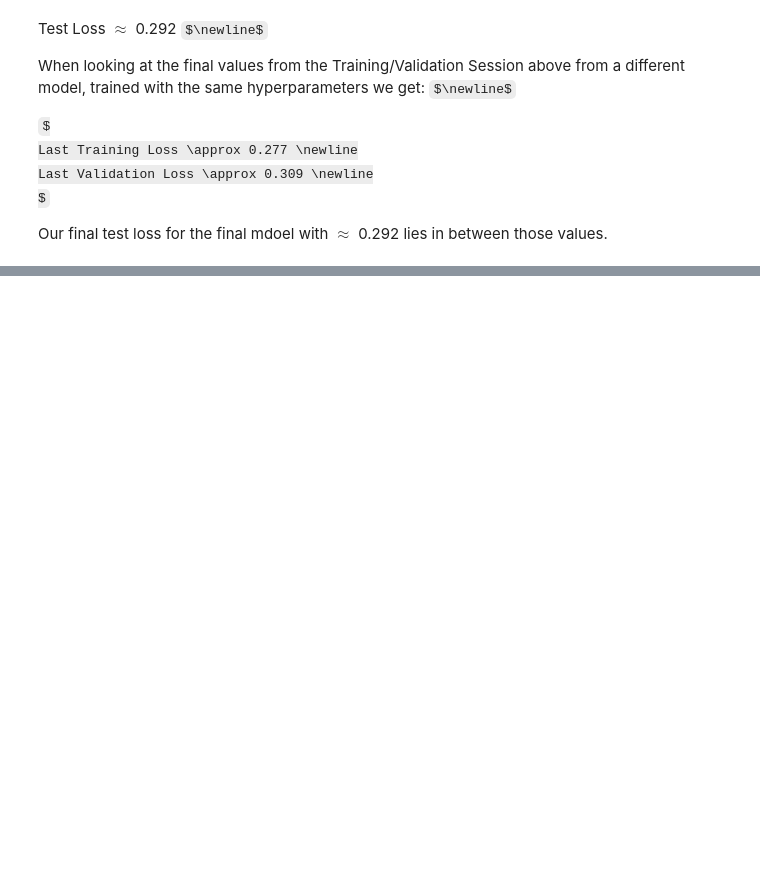
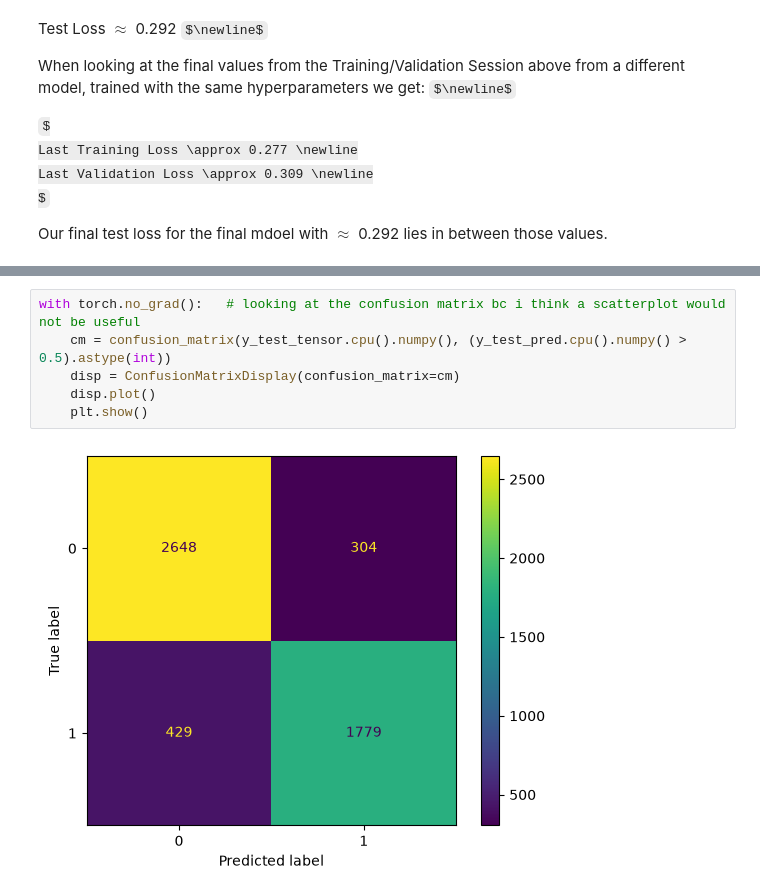
Before and after one commit to OverAmpJinx/NeuralPlayground, a Jupyter notebook: DL-Assignments/assigmnent1.ipynb, the cells around one changed output, grey strips where cells are left out. Drawn from its saved outputs; the diff is of its cells as text; some formulas as TeX source; blank space fills up the shorter version.

Commit message:
I think code's done so far

```diff
--- a/DL-Assignments/assigmnent1.ipynb
+++ b/DL-Assignments/assigmnent1.ipynb
@@ -315,0 +377,8 @@ with torch.no_grad():
+# %%
+with torch.no_grad():   # looking at the confusion matrix bc i think a scatterplot would not be useful
+    cm = confusion_matrix(y_test_tensor.cpu().numpy(), (y_test_pred.cpu().numpy() > 0.5).astype(int))
+    disp = ConfusionMatrixDisplay(confusion_matrix=cm)
+    disp.plot()
+    plt.show()
+# %% [output]
+[figure, added]
```
Also changed, not shown: parts of 8 cells of this notebook.
